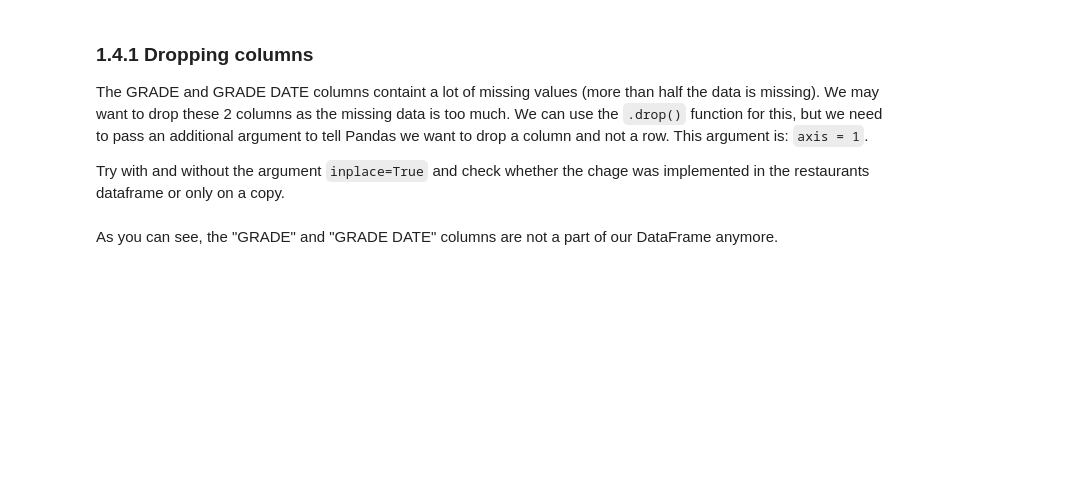
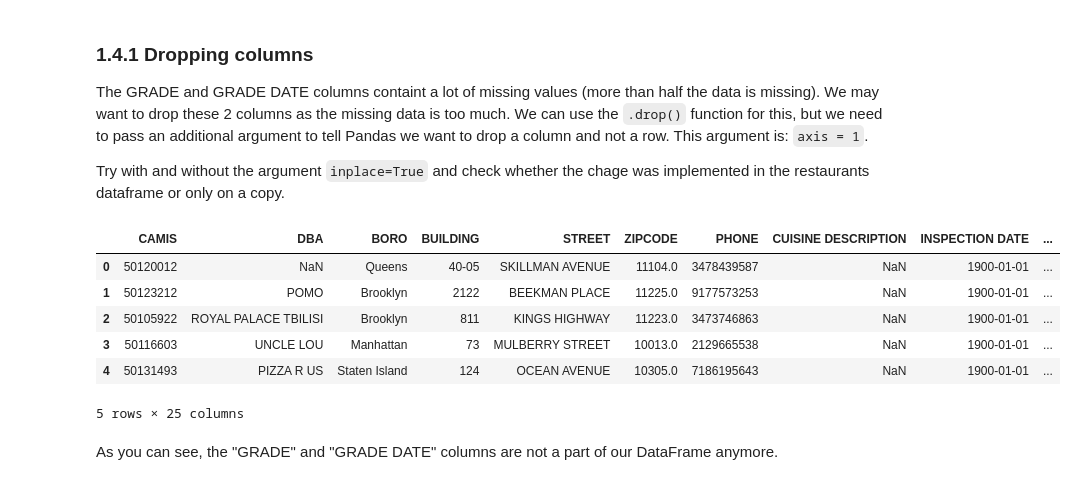
Before and after one commit to michalis0/Business-Intelligence-and-Analytics, a Jupyter notebook: labs/03 - Pandas - Data Cleaning/walkthrough/walkthrough_03_EDA.ipynb, the cells around one changed output. Saved outputs shown, nothing was run; the diff lists cells and outputs as text; code cells hidden in the pictures; blank space fills up the shorter version.

```diff
--- a/labs/03 - Pandas - Data Cleaning/walkthrough/walkthrough_03_EDA.ipynb
+++ b/labs/03 - Pandas - Data Cleaning/walkthrough/walkthrough_03_EDA.ipynb
@@ -490,6 +492,15 @@ We may want to drop these 2 columns as the missing data is too much. We can use
 Try with and without the argument `inplace=True` and check whether the chage was implemented in the restaurants dataframe or only on a copy.
 # %%
 restaurants.drop(["GRADE", 'GRADE DATE'], axis = 1, inplace=True)
+restaurants.head()
+# %% [output]
+|  | CAMIS | DBA | BORO | BUILDING | STREET | ZIPCODE | PHONE | CUISINE DESCRIPTION | INSPECTION DATE | ... |
+| 0 | 50120012 | NaN | Queens | 40-05 | SKILLMAN AVENUE | 11104.0 | 3478439587 | NaN | 1900-01-01 | ... |
+| 1 | 50123212 | POMO | Brooklyn | 2122 | BEEKMAN PLACE | 11225.0 | 9177573253 | NaN | 1900-01-01 | ... |
+| 2 | 50105922 | ROYAL PALACE TBILISI | Brooklyn | 811 | KINGS HIGHWAY | 11223.0 | 3473746863 | NaN | 1900-01-01 | ... |
+| 3 | 50116603 | UNCLE LOU | Manhattan | 73 | MULBERRY STREET | 10013.0 | 2129665538 | NaN | 1900-01-01 | ... |
+| 4 | 50131493 | PIZZA R US | Staten Island | 124 | OCEAN AVENUE | 10305.0 | 7186195643 | NaN | 1900-01-01 | ... |
+5 rows × 25 columns
 # %% [markdown]
 As you can see, the "GRADE" and "GRADE DATE" columns are not a part of our DataFrame anymore.
 # %% [markdown]
```
Also changed, not shown: parts of 20 cells of this notebook.
